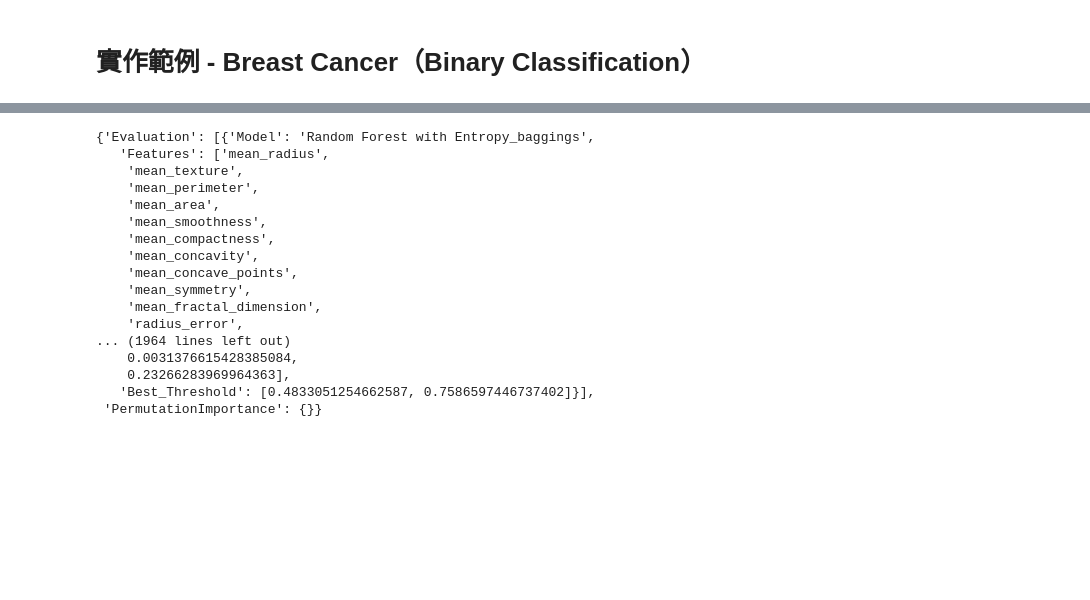
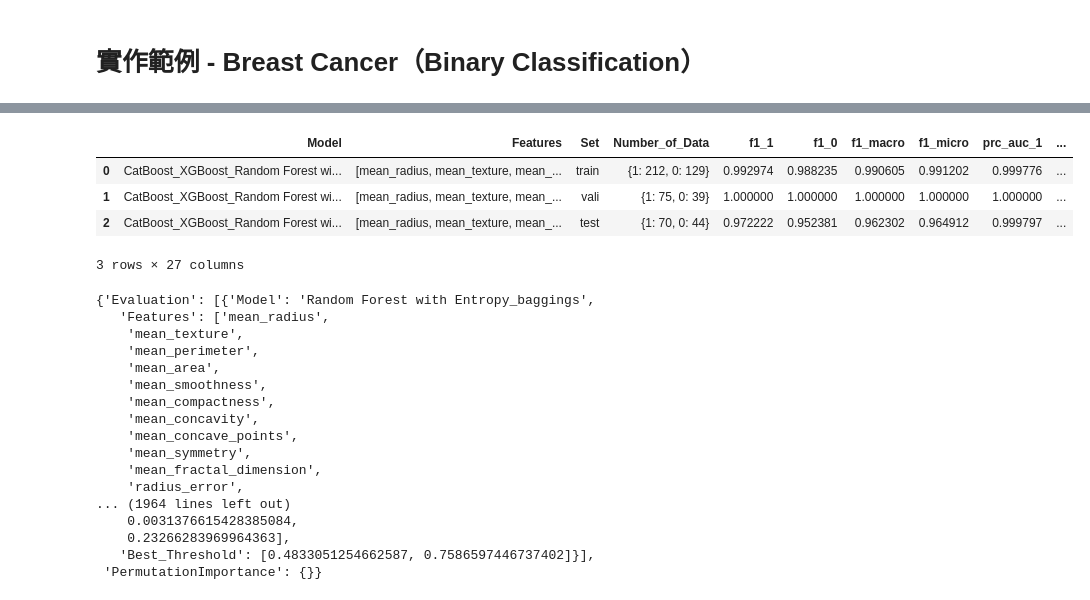
Before and after one commit to Wang-Jian-An/CustomizedAutoML, a Jupyter notebook: Example.ipynb, the cells around one changed output, grey strips where cells are left out. Cells and saved outputs as stored; diff of their text form; code cells hidden in the pictures; blank space fills up the shorter version.

```diff
--- a/Example.ipynb
+++ b/Example.ipynb
@@ -90,3 +68,11 @@ LightGBM_XGBoost_CatBoost Training
+# %%
+pd.DataFrame(allResult[0]["Evaluation"])
+# %% [output]
+|  | Model | Features | Set | Number_of_Data | f1_1 | f1_0 | f1_macro | f1_micro | prc_auc_1 | ... |
+| 0 | CatBoost_XGBoost_Random Forest wi... | [mean_radius, mean_texture, mean_... | train | {1: 212, 0: 129} | 0.992974 | 0.988235 | 0.990605 | 0.991202 | 0.999776 | ... |
+| 1 | CatBoost_XGBoost_Random Forest wi... | [mean_radius, mean_texture, mean_... | vali | {1: 75, 0: 39} | 1.000000 | 1.000000 | 1.000000 | 1.000000 | 1.000000 | ... |
+| 2 | CatBoost_XGBoost_Random Forest wi... | [mean_radius, mean_texture, mean_... | test | {1: 70, 0: 44} | 0.972222 | 0.952381 | 0.962302 | 0.964912 | 0.999797 | ... |
+3 rows × 27 columns
 # %%
 """
 HT: 1, Model: -1, Time: 13:55
```
Also changed, not shown: parts of 7 cells of this notebook.
